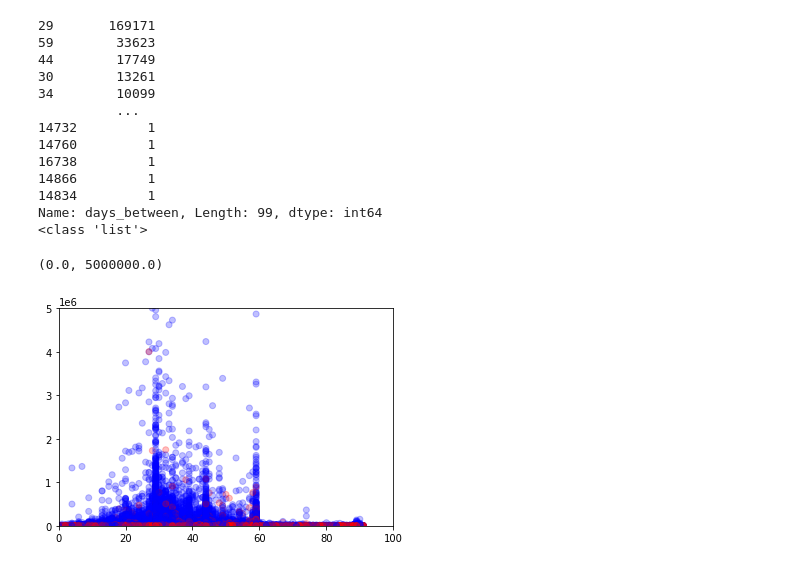
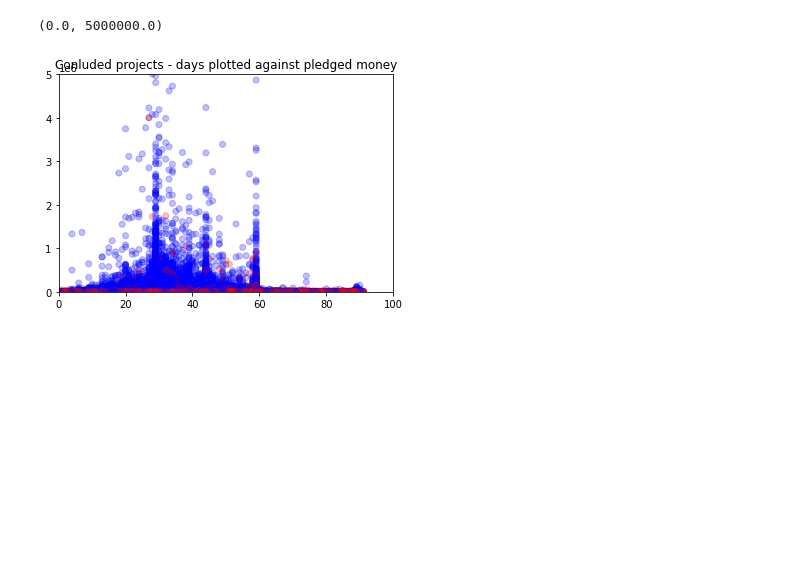
Before and after one commit to Rosseel/Kickplot, a Jupyter notebook: Kickplot.ipynb, the cells around one changed output. Saved outputs shown, nothing was run; the diff lists cells and outputs as text; code cells hidden in the pictures; blank space fills up the shorter version.

```diff
--- a/Kickplot.ipynb
+++ b/Kickplot.ipynb
@@ -30,33 +25,16 @@ converted_launched_date=pd.to_datetime(df.launched)
 df['days_between']=converted_deadline-converted_launched_date
 df['days_between']=df['days_between'].apply(lambda x : x.days)
 # %%
-print(df.days_between.value_counts())
-# print(df.shapes.value_counts())
-# print(df.color.value_counts())
 shape_vector=list(df.state.map(shape_map))
 color_vector=list(df.state.map(color_map))
-# print(shape_vector)
-print(type(shape_vector))
 
 plt.scatter(x=df.days_between,y=df.pledged , c=color_vector,alpha=0.25)
+plt.title("Conluded projects - days plotted against pledged money")
 plt.xlim(0,100)
 plt.ylim(0,5000000)
 # %% [output]
-29       169171
-59        33623
-44        17749
-30        13261
-34        10099
-          ...
-14732         1
-14760         1
-16738         1
-14866         1
-14834         1
-Name: days_between, Length: 99, dtype: int64
-<class 'list'>
+(0.0, 5000000.0)
-(0.0, 5000000.0)
-[figure, old version]
+[figure, new version]
 # %%
 number_of_records=df.shape[0]
 vc=df.main_category.value_counts()
```
Also changed, not shown: parts of 2 cells of this notebook.
